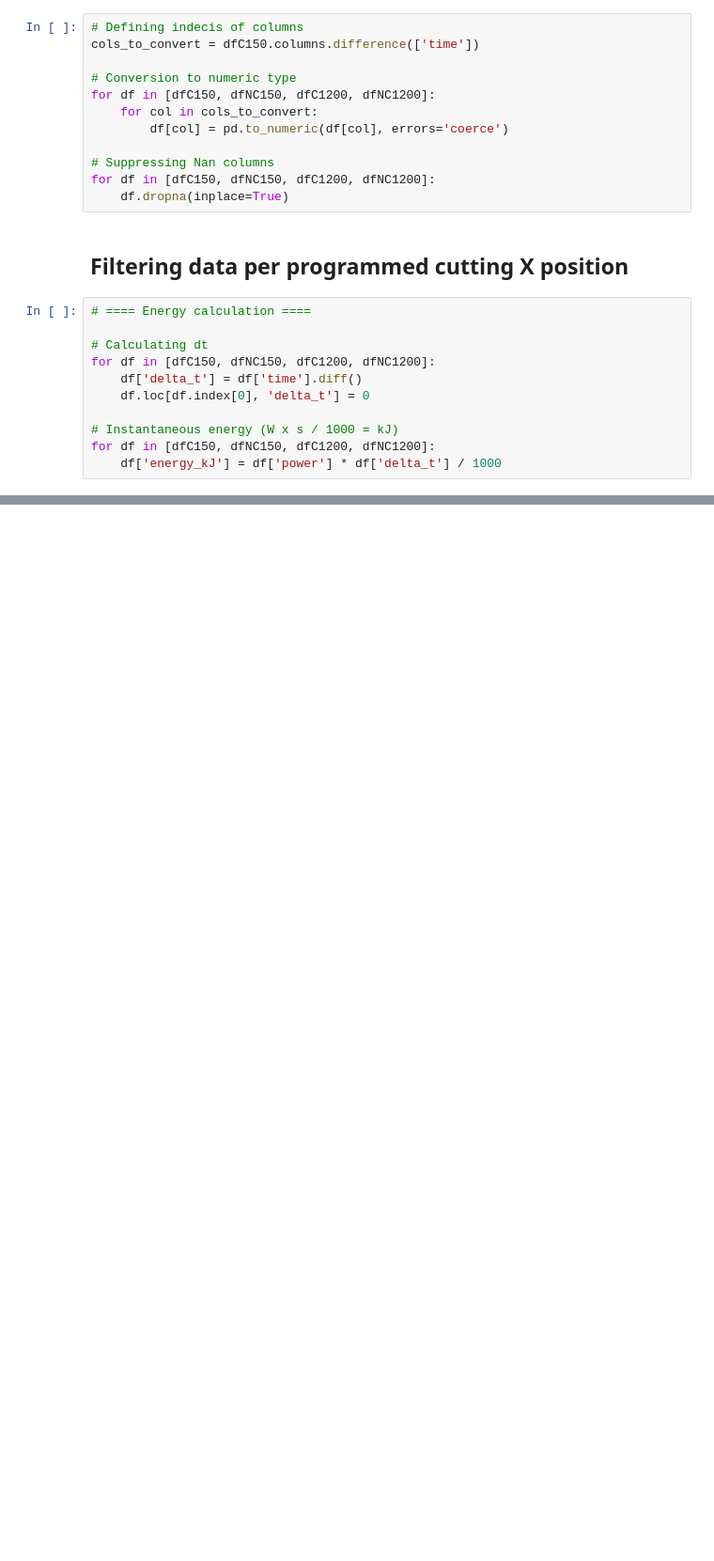
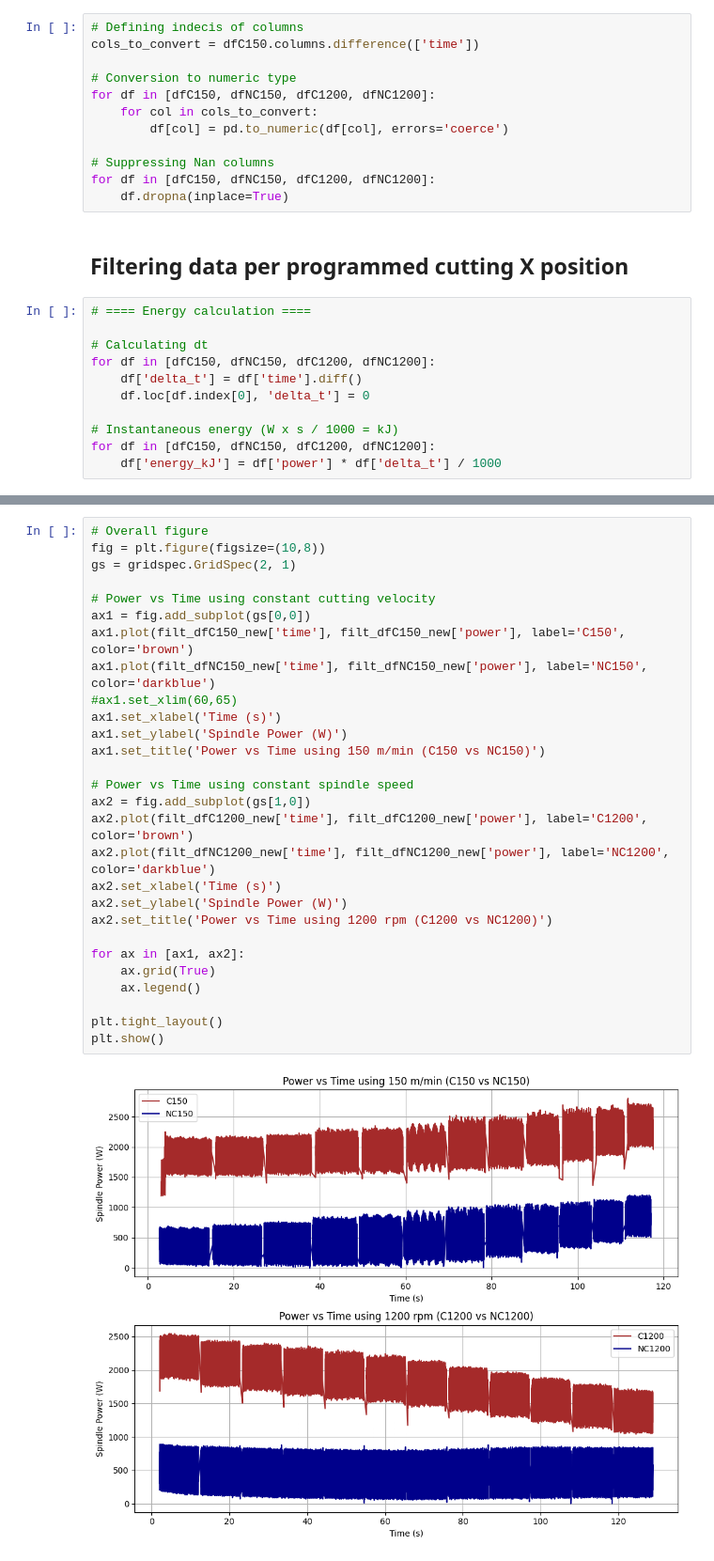
Before and after one commit to PaoloRos/MASSMa, a Jupyter notebook: turning_datas/chapter_2025-main/1st_assignment.ipynb, the cells around one changed output, grey strips where cells are left out. Shown at 94% size. Cells and saved outputs as stored; diff of their text form; blank space fills up the shorter version.

```diff
--- a/turning_datas/chapter_2025-main/1st_assignment.ipynb
+++ b/turning_datas/chapter_2025-main/1st_assignment.ipynb
@@ -93,3 +211,33 @@ dfNC1200 = dfs['NC1200']
+# %%
+# Overall figure
+fig = plt.figure(figsize=(10,8))
+gs = gridspec.GridSpec(2, 1)
+
+# Power vs Time using constant cutting velocity
+ax1 = fig.add_subplot(gs[0,0])
+ax1.plot(filt_dfC150_new['time'], filt_dfC150_new['power'], label='C150', color='brown')
+ax1.plot(filt_dfNC150_new['time'], filt_dfNC150_new['power'], label='NC150', color='darkblue')
+#ax1.set_xlim(60,65)
+ax1.set_xlabel('Time (s)')
+ax1.set_ylabel('Spindle Power (W)')
+ax1.set_title('Power vs Time using 150 m/min (C150 vs NC150)')
+
+# Power vs Time using constant spindle speed
+ax2 = fig.add_subplot(gs[1,0])
+ax2.plot(filt_dfC1200_new['time'], filt_dfC1200_new['power'], label='C1200', color='brown')
+ax2.plot(filt_dfNC1200_new['time'], filt_dfNC1200_new['power'], label='NC1200', color='darkblue')
+ax2.set_xlabel('Time (s)')
+ax2.set_ylabel('Spindle Power (W)')
+ax2.set_title('Power vs Time using 1200 rpm (C1200 vs NC1200)')
+
+for ax in [ax1, ax2]:
+    ax.grid(True)
+    ax.legend()
+
+plt.tight_layout()
+plt.show()
+# %% [output]
+[figure, added]
 # %% [markdown]
 ## Cutting power
 
```
Also changed, not shown: parts of 8 cells of this notebook.
